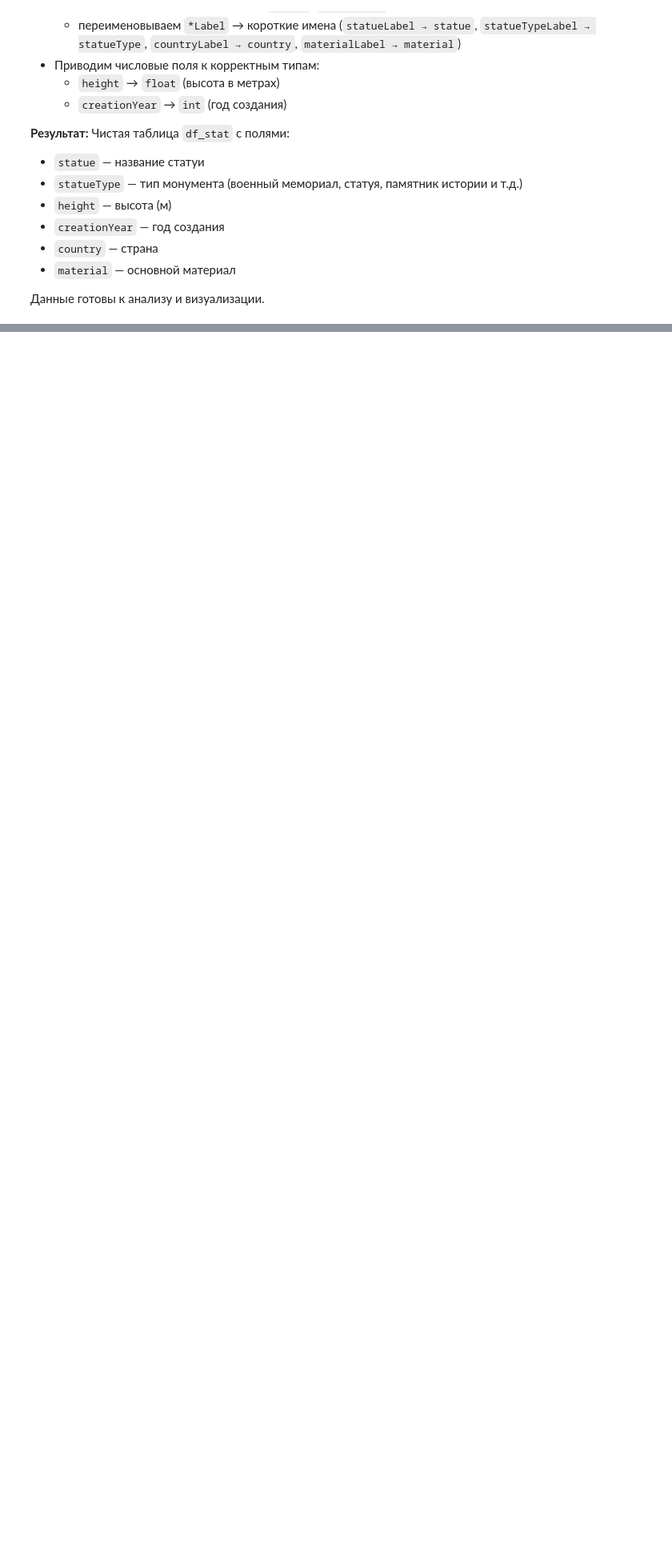
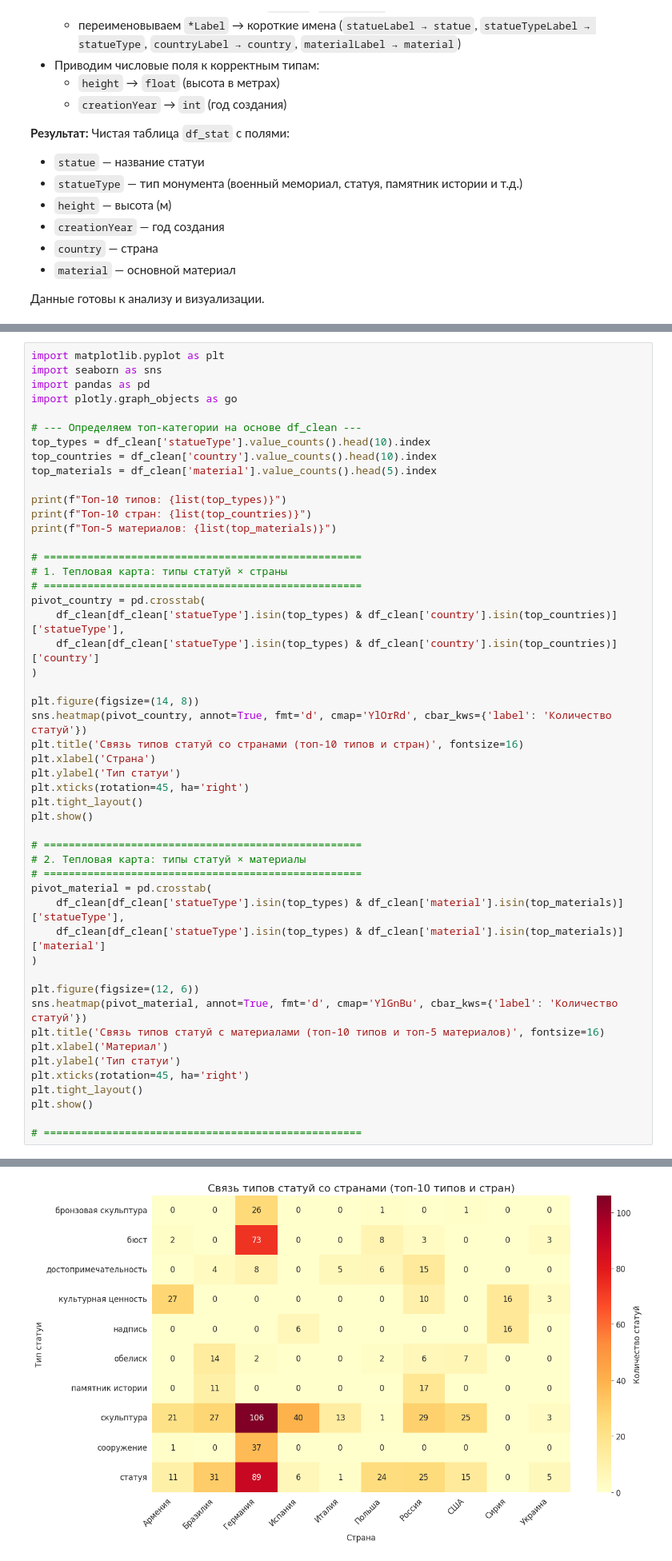
Before and after one commit to malaxovakatyunya/python-ai-Malahova-Ekaterina, a Jupyter notebook: notebooks/week3_visualization.ipynb, the cells around one changed output, grey strips where cells are left out. Shown at 80% size. Saved outputs shown, nothing was run; the diff lists cells and outputs as text; blank space fills up the shorter version.

```diff
--- a/notebooks/week3_visualization.ipynb
+++ b/notebooks/week3_visualization.ipynb
@@ -2456,0 +471,51 @@ print("\n" + "="*70)
+# %%
+import matplotlib.pyplot as plt
+import seaborn as sns
+import pandas as pd
+import plotly.graph_objects as go
+
+# --- Определяем топ-категории на основе df_clean ---
+top_types = df_clean['statueType'].value_counts().head(10).index
+top_countries = df_clean['country'].value_counts().head(10).index
+top_materials = df_clean['material'].value_counts().head(5).index
+
+print(f"Топ-10 типов: {list(top_types)}")
+print(f"Топ-10 стран: {list(top_countries)}")
+print(f"Топ-5 материалов: {list(top_materials)}")
+
+# ===================================================
+# 1. Тепловая карта: типы статуй × страны
+# ===================================================
+pivot_country = pd.crosstab(
+    df_clean[df_clean['statueType'].isin(top_types) & df_clean['country'].isin(top_countries)]['statueType'],
+    df_clean[df_clean['statueType'].isin(top_types) & df_clean['country'].isin(top_countries)]['country']
+)
+
+plt.figure(figsize=(14, 8))
+sns.heatmap(pivot_country, annot=True, fmt='d', cmap='YlOrRd', cbar_kws={'label': 'Количество статуй'})
+plt.title('Связь типов статуй со странами (топ-10 типов и стран)', fontsize=16)
+plt.xlabel('Страна')
+plt.ylabel('Тип статуи')
+plt.xticks(rotation=45, ha='right')
+plt.tight_layout()
+plt.show()
+
+# ===================================================
+# 2. Тепловая карта: типы статуй × материалы
+# ===================================================
+pivot_material = pd.crosstab(
+    df_clean[df_clean['statueType'].isin(top_types) & df_clean['material'].isin(top_materials)]['statueType'],
+    df_clean[df_clean['statueType'].isin(top_types) & df_clean['material'].isin(top_materials)]['material']
+)
+
+plt.figure(figsize=(12, 6))
+sns.heatmap(pivot_material, annot=True, fmt='d', cmap='YlGnBu', cbar_kws={'label': 'Количество статуй'})
+plt.title('Связь типов статуй с материалами (топ-10 типов и топ-5 материалов)', fontsize=16)
+plt.xlabel('Материал')
+plt.ylabel('Тип статуи')
+plt.xticks(rotation=45, ha='right')
+plt.tight_layout()
+plt.show()
+
+# ===================================================
+# %% [output]
@@ -2456,0 +525 @@ print("\n" + "="*70)
+[figure, added]
```
Also changed, not shown: parts of 57 cells of this notebook.
